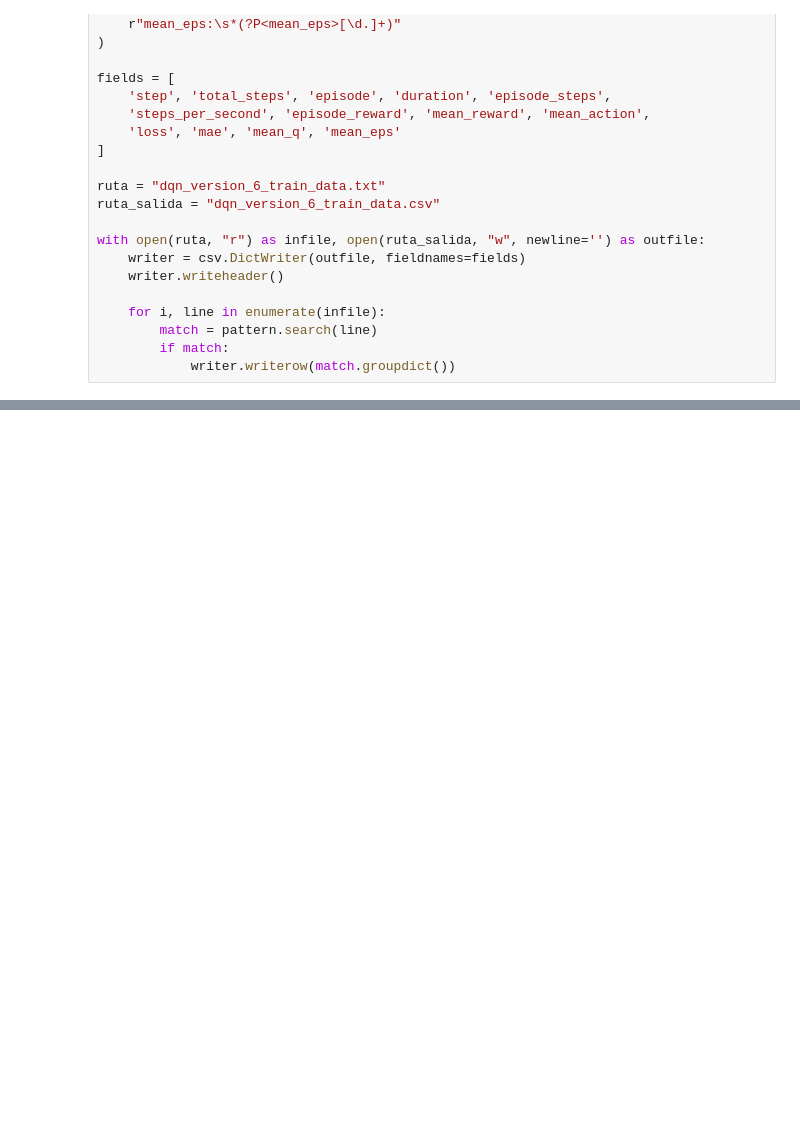
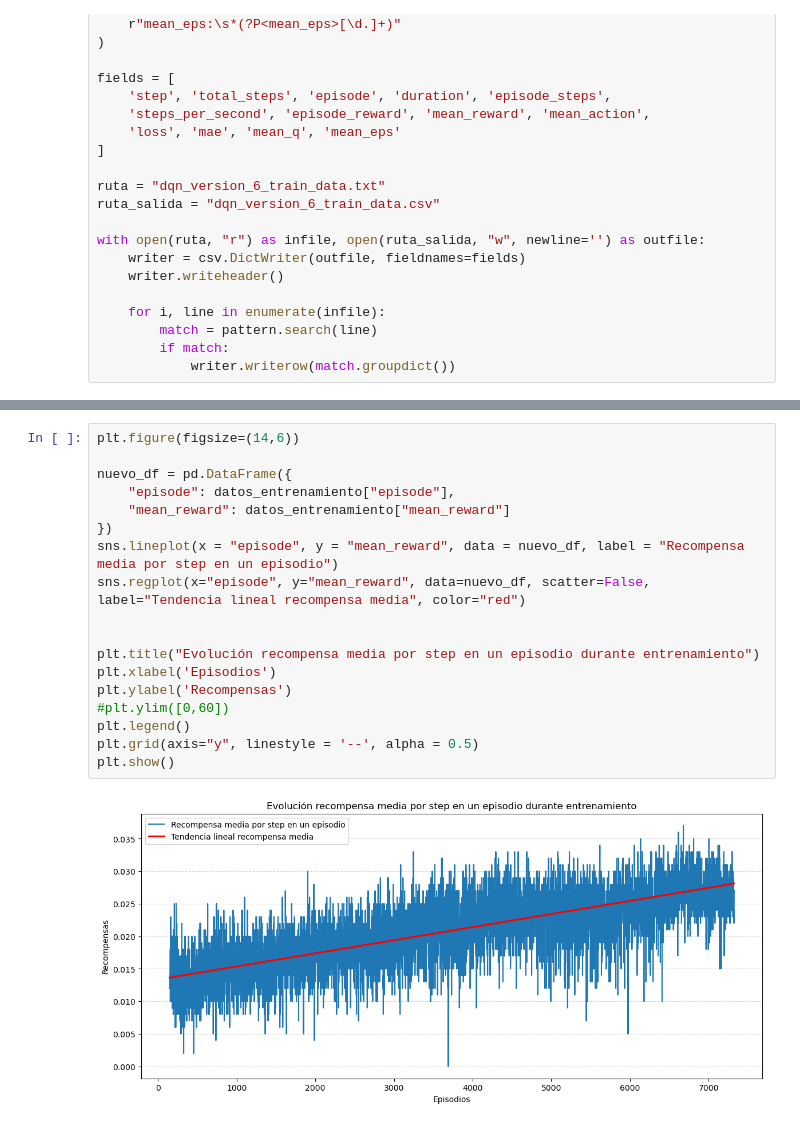
Before and after one commit to Javier-mkt/Trabajo_Aprendizaje_Refuerzo_Grupo_11_VIU, a Jupyter notebook: version_6/dqn_v_6_analisis_entrenamiento.ipynb, the cells around one changed output, grey strips where cells are left out. Cells and saved outputs as stored; diff of their text form; blank space fills up the shorter version.

```diff
--- a/version_6/dqn_v_6_analisis_entrenamiento.ipynb
+++ b/version_6/dqn_v_6_analisis_entrenamiento.ipynb
@@ -29,0 +95,20 @@ with open(ruta, "r") as infile, open(ruta_salida, "w", newline='') as outfile:
+# %%
+plt.figure(figsize=(14,6))
+
+nuevo_df = pd.DataFrame({
+    "episode": datos_entrenamiento["episode"],
+    "mean_reward": datos_entrenamiento["mean_reward"]
+})
+sns.lineplot(x = "episode", y = "mean_reward", data = nuevo_df, label = "Recompensa media por step en un episodio")
+sns.regplot(x="episode", y="mean_reward", data=nuevo_df, scatter=False, label="Tendencia lineal recompensa media", color="red")
+
+
+plt.title("Evolución recompensa media por step en un episodio durante entrenamiento")
+plt.xlabel('Episodios')
+plt.ylabel('Recompensas')
+#plt.ylim([0,60])
+plt.legend()
+plt.grid(axis="y", linestyle = '--', alpha = 0.5)
+plt.show()
+# %% [output]
+[figure, added]
```
Also changed, not shown: parts of 5 cells of this notebook, 2 other files.
